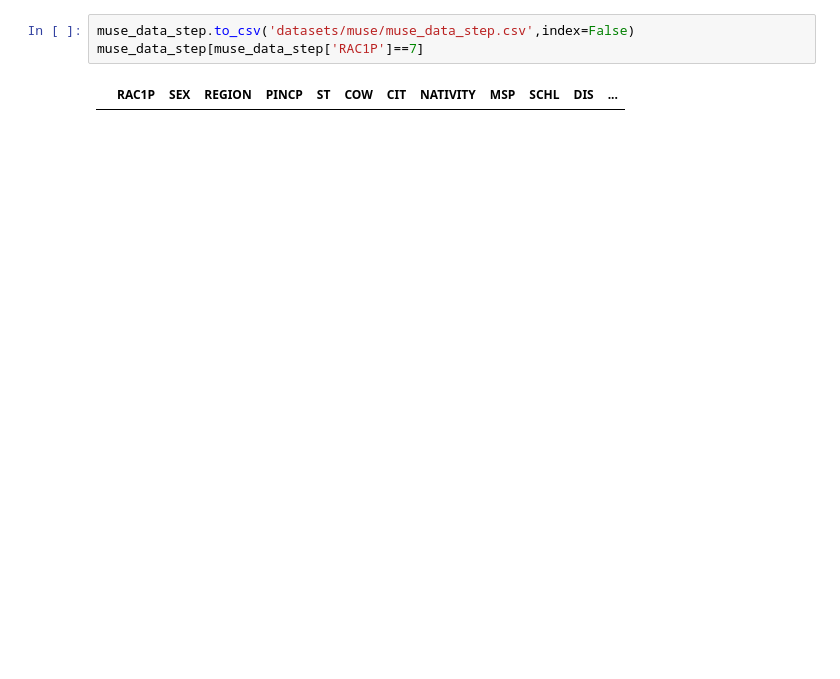
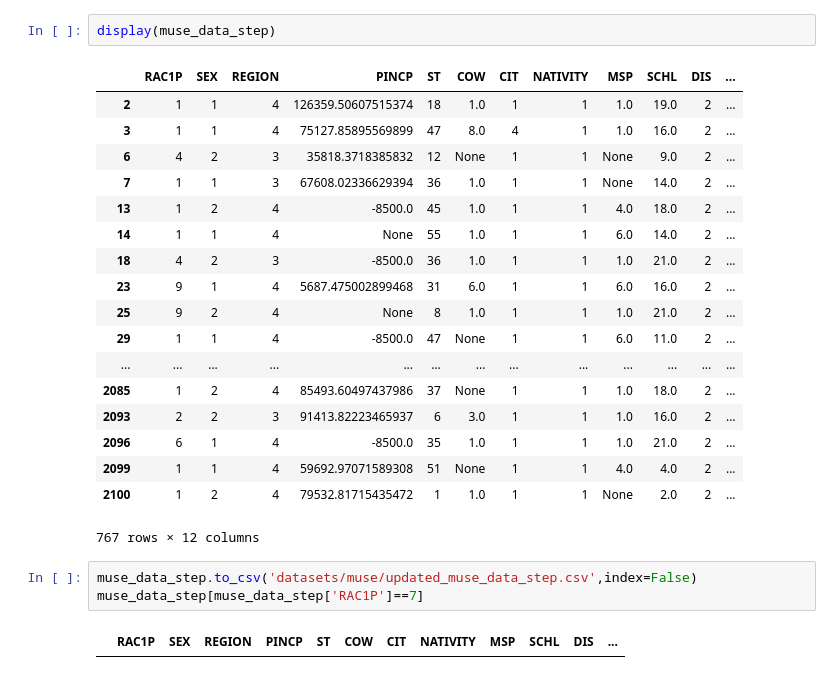
Before and after one commit to kushagraghosh/DataRepairAndFairness, a Jupyter notebook: MuseOnACSDataStep.ipynb, the cells around one changed output. Cells and saved outputs as stored; diff of their text form; blank space fills up the shorter version.

```diff
--- a/MuseOnACSDataStep.ipynb
+++ b/MuseOnACSDataStep.ipynb
@@ -201,8 +1538,29 @@ display(muse_data_step)
 # %%
-muse_data_step.to_csv('datasets/muse/muse_data_step.csv',index=False)
-muse_data_step[muse_data_step['RAC1P']==7]
+display(muse_data_step)
 # %% [output]
 |  | RAC1P | SEX | REGION | PINCP | ST | COW | CIT | NATIVITY | MSP | SCHL | DIS | ... |
+| 2 | 1 | 1 | 4 | 126359.50607515374 | 18 | 1.0 | 1 | 1 | 1.0 | 19.0 | 2 | ... |
+| 3 | 1 | 1 | 4 | 75127.85895569899 | 47 | 8.0 | 4 | 1 | 1.0 | 16.0 | 2 | ... |
+| 6 | 4 | 2 | 3 | 35818.3718385832 | 12 | None | 1 | 1 | None | 9.0 | 2 | ... |
+| 7 | 1 | 1 | 3 | 67608.02336629394 | 36 | 1.0 | 1 | 1 | None | 14.0 | 2 | ... |
+| 13 | 1 | 2 | 4 | -8500.0 | 45 | 1.0 | 1 | 1 | 4.0 | 18.0 | 2 | ... |
+| 14 | 1 | 1 | 4 | None | 55 | 1.0 | 1 | 1 | 6.0 | 14.0 | 2 | ... |
+| 18 | 4 | 2 | 3 | -8500.0 | 36 | 1.0 | 1 | 1 | 1.0 | 21.0 | 2 | ... |
+| 23 | 9 | 1 | 4 | 5687.475002899468 | 31 | 6.0 | 1 | 1 | 6.0 | 16.0 | 2 | ... |
+| 25 | 9 | 2 | 4 | None | 8 | 1.0 | 1 | 1 | 1.0 | 21.0 | 2 | ... |
+| 29 | 1 | 1 | 4 | -8500.0 | 47 | None | 1 | 1 | 6.0 | 11.0 | 2 | ... |
+| ... | ... | ... | ... | ... | ... | ... | ... | ... | ... | ... | ... | ... |
+| 2085 | 1 | 2 | 4 | 85493.60497437986 | 37 | None | 1 | 1 | 1.0 | 18.0 | 2 | ... |
+| 2093 | 2 | 2 | 3 | 91413.82223465937 | 6 | 3.0 | 1 | 1 | 1.0 | 16.0 | 2 | ... |
+| 2096 | 6 | 1 | 4 | -8500.0 | 35 | 1.0 | 1 | 1 | 1.0 | 21.0 | 2 | ... |
+| 2099 | 1 | 1 | 4 | 59692.97071589308 | 51 | None | 1 | 1 | 4.0 | 4.0 | 2 | ... |
+| 2100 | 1 | 2 | 4 | 79532.81715435472 | 1 | 1.0 | 1 | 1 | None | 2.0 | 2 | ... |
+767 rows × 12 columns
+# %%
+muse_data_step.to_csv('datasets/muse/updated_muse_data_step.csv',index=False)
+muse_data_step[muse_data_step['RAC1P']==7]
+# %% [output]
+|  | RAC1P | SEX | REGION | PINCP | ST | COW | CIT | NATIVITY | MSP | SCHL | DIS | ... |
 # %%
 from platform import python_version
 
```
Also changed, not shown: parts of 11 cells of this notebook, 2 other files.
